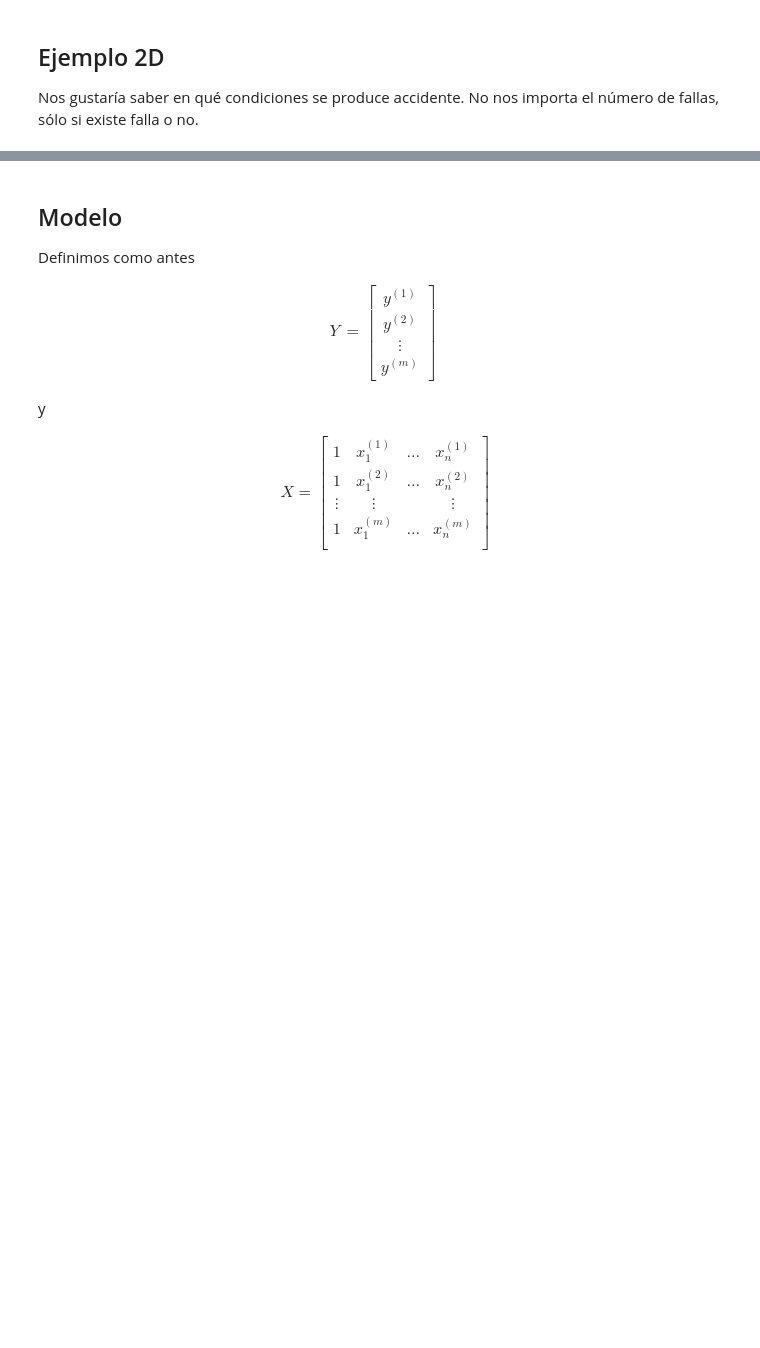
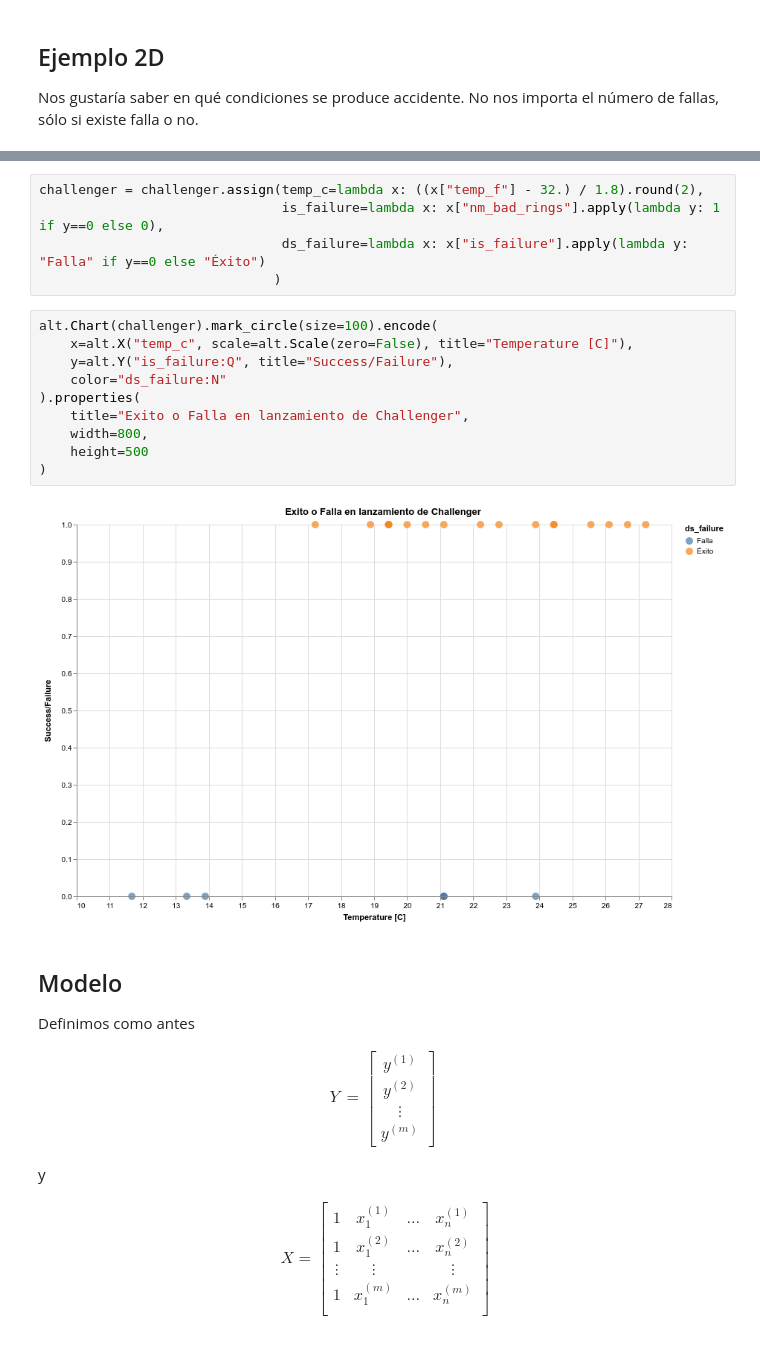
Before and after one commit to sebastiandres/mat281_m04_data_science, a Jupyter notebook: 04_clasificacion/04_clasificacion.ipynb, the cells around one changed output, grey strips where cells are left out. Drawn from its saved outputs; the diff is of its cells as text; blank space fills up the shorter version.

```diff
--- a/04_clasificacion/04_clasificacion.ipynb
+++ b/04_clasificacion/04_clasificacion.ipynb
@@ -133,3 +137,20 @@ plt.show()
+# %%
+challenger = challenger.assign(temp_c=lambda x: ((x["temp_f"] - 32.) / 1.8).round(2),
+                               is_failure=lambda x: x["nm_bad_rings"].apply(lambda y: 1 if y==0 else 0),
+                               ds_failure=lambda x: x["is_failure"].apply(lambda y: "Falla" if y==0 else "Éxito")
+                              )
+# %%
+alt.Chart(challenger).mark_circle(size=100).encode(
+    x=alt.X("temp_c", scale=alt.Scale(zero=False), title="Temperature [C]"),
+    y=alt.Y("is_failure:Q", title="Success/Failure"),
+    color="ds_failure:N"
+).properties(
+    title="Exito o Falla en lanzamiento de Challenger",
+    width=800,
+    height=500
+)
+# %% [output]
+[figure, added]
 # %% [markdown]
 ## Modelo
 
```
Also changed, not shown: parts of 6 cells of this notebook.
